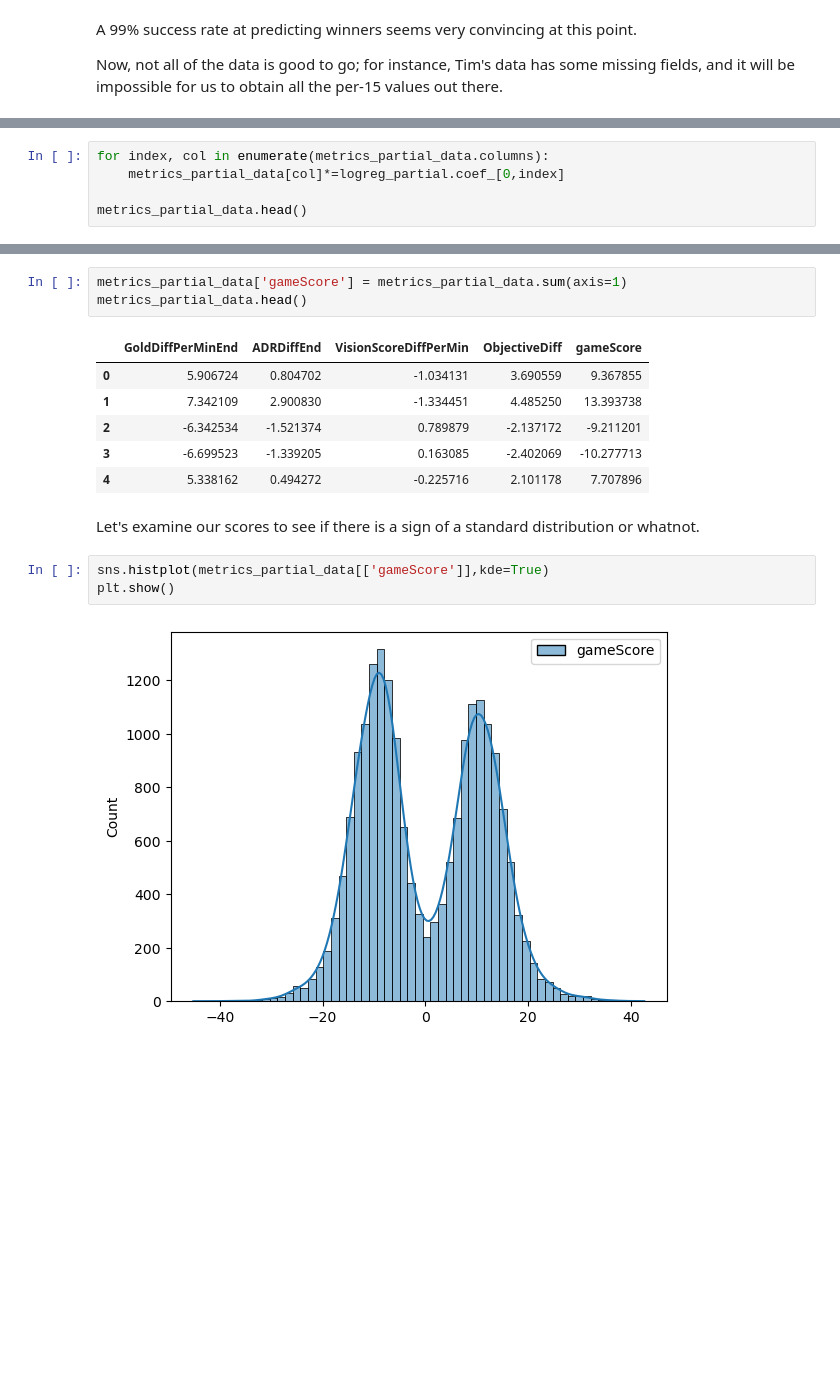
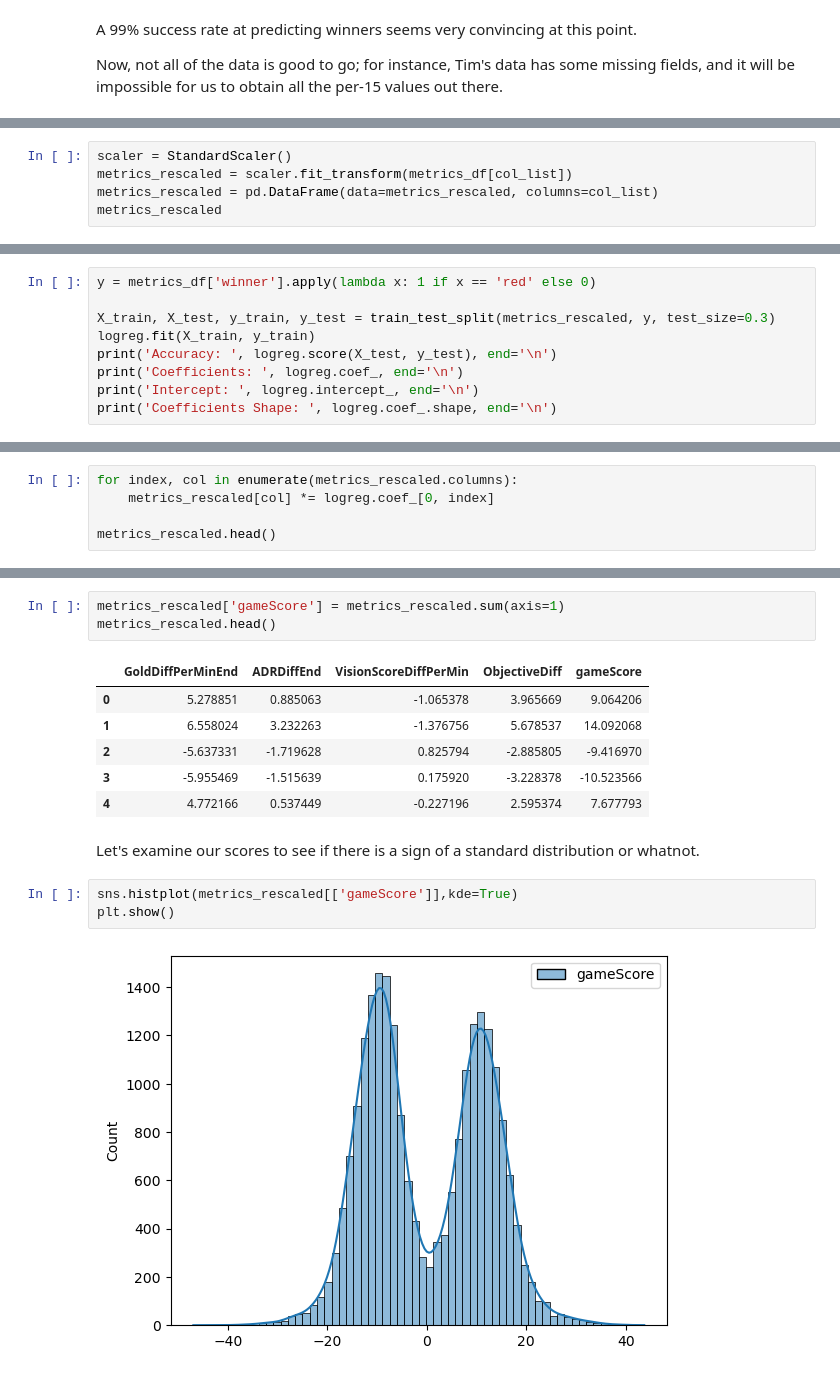
Before and after one commit to AdelRCh/lol-hackathon-2023, a Jupyter notebook: notebooks/Logistic_Regression.ipynb, the cells around one changed output, grey strips where cells are left out. Drawn from its saved outputs; the diff is of its cells as text; blank space fills up the shorter version.

Commit message:
final version of logistic regression and game scoring

```diff
--- a/notebooks/Logistic_Regression.ipynb
+++ b/notebooks/Logistic_Regression.ipynb
@@ -382,0 +469,5 @@ logreg_partial.coef_.shape
+# %%
+scaler = StandardScaler()
+metrics_rescaled = scaler.fit_transform(metrics_df[col_list])
+metrics_rescaled = pd.DataFrame(data=metrics_rescaled, columns=col_list)
+metrics_rescaled
@@ -382,0 +488,9 @@ logreg_partial.coef_.shape
+# %%
+y = metrics_df['winner'].apply(lambda x: 1 if x == 'red' else 0)
+
+X_train, X_test, y_train, y_test = train_test_split(metrics_rescaled, y, test_size=0.3)
+logreg.fit(X_train, y_train)
+print('Accuracy: ', logreg.score(X_test, y_test), end='\n')
+print('Coefficients: ', logreg.coef_, end='\n')
+print('Intercept: ', logreg.intercept_, end='\n')
+print('Coefficients Shape: ', logreg.coef_.shape, end='\n')
@@ -383,7 +504,7 @@ logreg_partial.coef_.shape
 # %%
-for index, col in enumerate(metrics_partial_data.columns):
-    metrics_partial_data[col]*=logreg_partial.coef_[0,index]
+for index, col in enumerate(metrics_rescaled.columns):
+    metrics_rescaled[col] *= logreg.coef_[0, index]
 
-metrics_partial_data.head()
+metrics_rescaled.head()
 # %% [output]
 |  | GoldDiffPerMinEnd | ADRDiffEnd | VisionScoreDiffPerMin | ObjectiveDiff |
@@ -395,18 +516,18 @@ metrics_partial_data.head()
 # %%
-metrics_partial_data['gameScore'] = metrics_partial_data.sum(axis=1)
-metrics_partial_data.head()
+metrics_rescaled['gameScore'] = metrics_rescaled.sum(axis=1)
+metrics_rescaled.head()
 # %% [output]
 |  | GoldDiffPerMinEnd | ADRDiffEnd | VisionScoreDiffPerMin | ObjectiveDiff | gameScore |
-| 0 | 5.906724 | 0.804702 | -1.034131 | 3.690559 | 9.367855 |
-| 1 | 7.342109 | 2.900830 | -1.334451 | 4.485250 | 13.393738 |
-| 2 | -6.342534 | -1.521374 | 0.789879 | -2.137172 | -9.211201 |
-| 3 | -6.699523 | -1.339205 | 0.163085 | -2.402069 | -10.277713 |
-| 4 | 5.338162 | 0.494272 | -0.225716 | 2.101178 | 7.707896 |
+| 0 | 5.278851 | 0.885063 | -1.065378 | 3.965669 | 9.064206 |
+| 1 | 6.558024 | 3.232263 | -1.376756 | 5.678537 | 14.092068 |
+| 2 | -5.637331 | -1.719628 | 0.825794 | -2.885805 | -9.416970 |
+| 3 | -5.955469 | -1.515639 | 0.175920 | -3.228378 | -10.523566 |
+| 4 | 4.772166 | 0.537449 | -0.227196 | 2.595374 | 7.677793 |
 # %% [markdown]
 Let's examine our scores to see if there is a sign of a standard distribution or whatnot.
 # %%
-sns.histplot(metrics_partial_data[['gameScore']],kde=True)
+sns.histplot(metrics_rescaled[['gameScore']],kde=True)
 plt.show()
 # %% [output]
-[figure, old version]
+[figure, new version]
 # %% [markdown]
```
Also changed, not shown: parts of 28 cells of this notebook, 1 other file.
